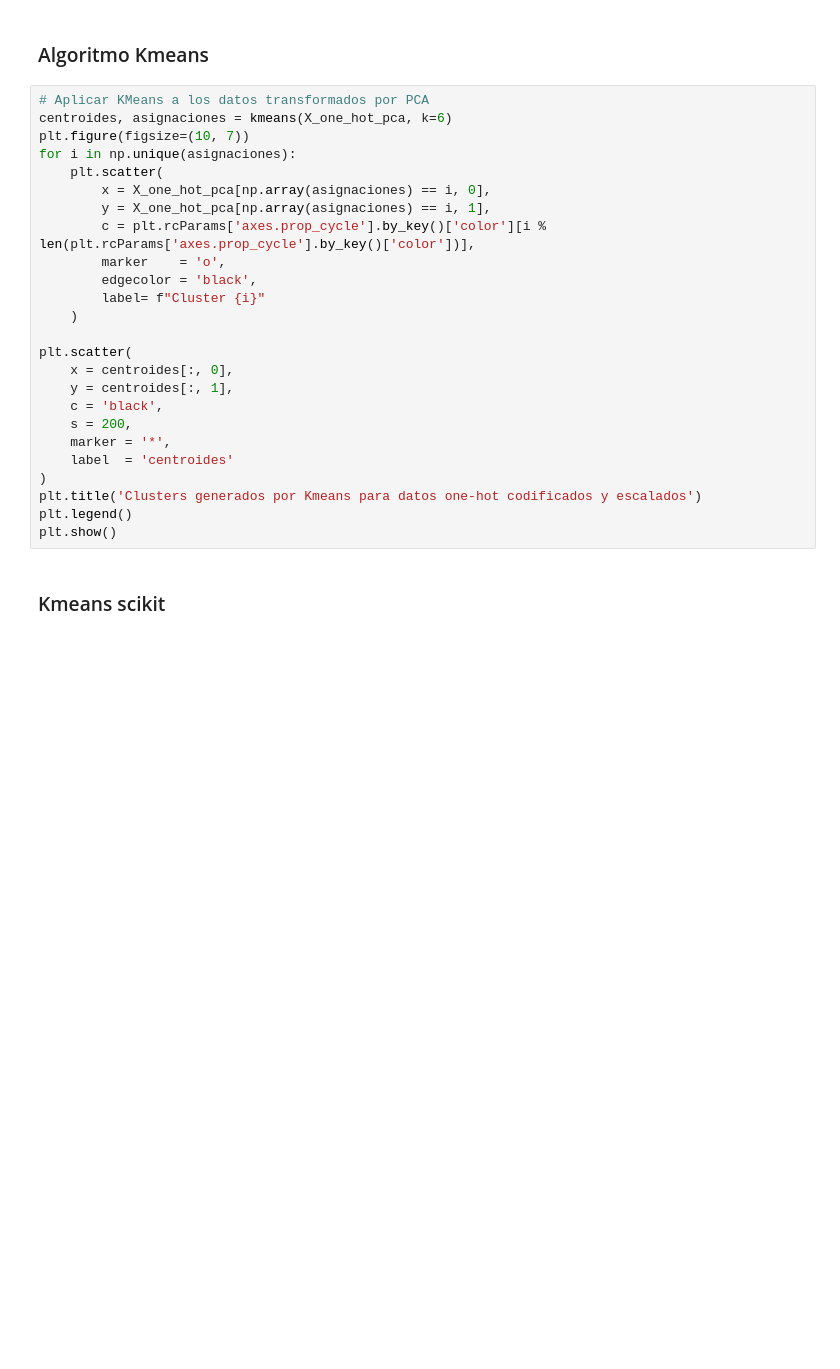
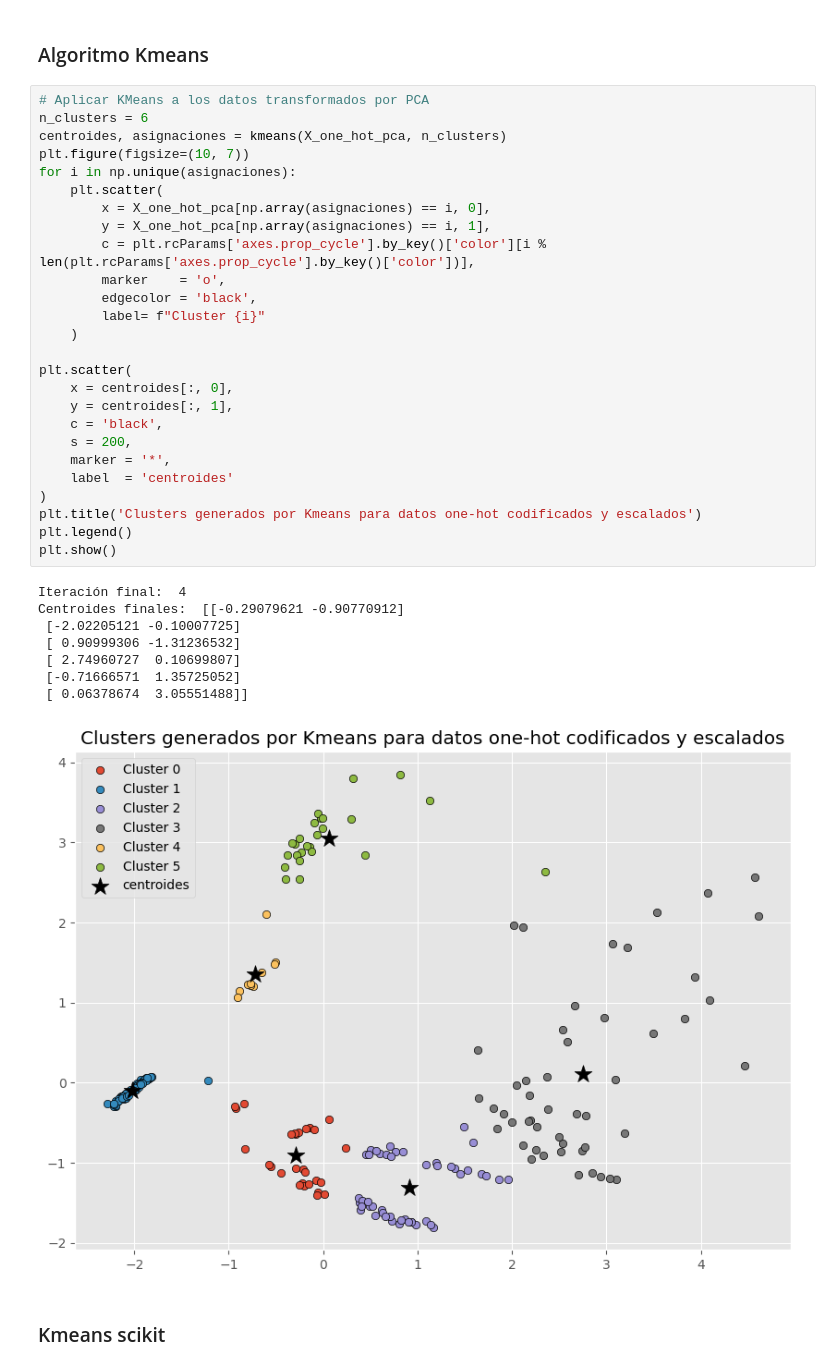
Before and after one commit to RaulCarrero02/G23.P2.100451286.100472334, a Jupyter notebook: kmean.ipynb, the cells around one changed output. Drawn from its saved outputs; the diff is of its cells as text; blank space fills up the shorter version.

```diff
--- a/kmean.ipynb
+++ b/kmean.ipynb
@@ -295,29 +451,39 @@ plt.show()
 ### Algoritmo Kmeans
 # %%
 # Aplicar KMeans a los datos transformados por PCA
-centroides, asignaciones = kmeans(X_one_hot_pca, k=6)
+n_clusters = 6
+centroides, asignaciones = kmeans(X_one_hot_pca, n_clusters)
 plt.figure(figsize=(10, 7))
 for i in np.unique(asignaciones):
     plt.scatter(
         x = X_one_hot_pca[np.array(asignaciones) == i, 0],
         y = X_one_hot_pca[np.array(asignaciones) == i, 1],
         c = plt.rcParams['axes.prop_cycle'].by_key()['color'][i % len(plt.rcParams['axes.prop_cycle'].by_key()['color'])],
         marker    = 'o',
         edgecolor = 'black',
         label= f"Cluster {i}"
     )
 
 plt.scatter(
     x = centroides[:, 0],
     y = centroides[:, 1],
     c = 'black',
     s = 200,
     marker = '*',
     label  = 'centroides'
 )
 plt.title('Clusters generados por Kmeans para datos one-hot codificados y escalados')
 plt.legend()
 plt.show()
+# %% [output]
+Iteración final:  4
+Centroides finales:  [[-0.29079621 -0.90770912]
+ [-2.02205121 -0.10007725]
+ [ 0.90999306 -1.31236532]
+ [ 2.74960727  0.10699807]
+ [-0.71666571  1.35725052]
+ [ 0.06378674  3.05551488]]
+[figure, added]
 # %% [markdown]
 ### Kmeans scikit
 # %%
```
Also changed, not shown: parts of 18 cells of this notebook.
